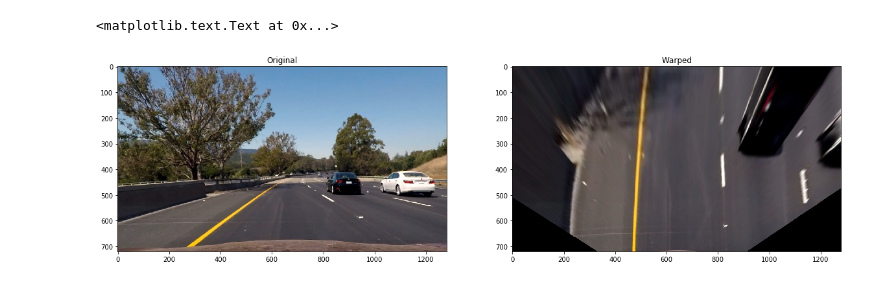
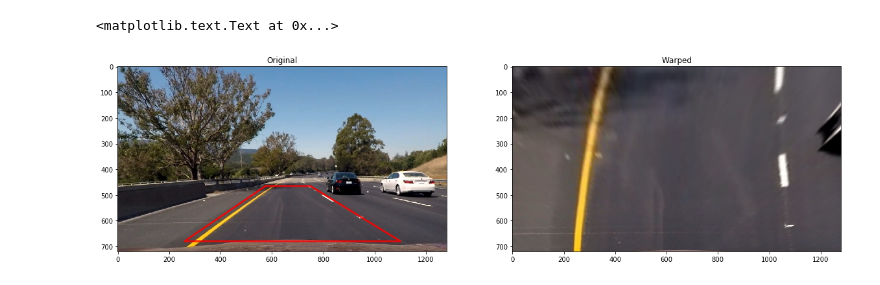
Before and after one commit to kmlee17/CarND-Advanced-Lane-Lines, a Jupyter notebook: 03_perspective_transform.ipynb, the cells around one changed output. Saved outputs shown, nothing was run; the diff lists cells and outputs as text; code cells hidden in the pictures.

```diff
--- a/03_perspective_transform.ipynb
+++ b/03_perspective_transform.ipynb
@@ -17,9 +17,10 @@ mtx = cam_cal['mtx']
 def warper(undist, src, dst):
     y, x = undist.shape[:2]
     M = cv2.getPerspectiveTransform(src, dst)
+    Minv = cv2.getPerspectiveTransform(dst, src)
     # Warp the image using OpenCV warpPerspective()
     warped = cv2.warpPerspective(undist, M, (x, y), flags=cv2.INTER_LINEAR)
-    return warped, M
+    return warped, M, Minv
 # %%
 image_paths = glob.glob('test_images/test*.jpg')
 images = []
@@ -39,16 +53,50 @@ dst = np.float32([(450,0),
+# %%
+xSize, ySize, _ = images[0].shape
+copy = undist.copy()
+
+bottomY = 720
+topY = 455
+
+
+left1 = (190, bottomY)
+left2 = (585, topY)
+left2_x, left2_y = left2
+
+right1 = (705, topY)
+right1_x, right1_y = right1
+
+right2 = (1130, bottomY)
+right2_x, right2_y = right2
+gray = cv2.cvtColor(undist, cv2.COLOR_BGR2GRAY)
+src = np.float32([
+    [left2_x, left2_y],
+    [right1_x, right1_y],
+    [right2_x, right2_y],
+    [left1_x, left1_y]
+])
+nX = gray.shape[1]
+nY = gray.shape[0]
+img_size = (nX, nY)
+offset = 200
+dst = np.float32([
+    [offset, 0],
+    [img_size[0]-offset, 0],
+    [img_size[0]-offset, img_size[1]],
+    [offset, img_size[1]]
+])
 # %%
 undist = cv2.undistort(cv2.cvtColor(images[5], cv2.COLOR_BGR2RGB), mtx, dist, None, mtx)
-warped, M = warper(undist, src, dst)
+warped, M, Minv = warper(undist, src, dst)
 # %%
 x_pts = [src[0][0],src[2][0],src[3][0],src[1][0],src[0][0]]
 y_pts = [src[0][1],src[2][1],src[3][1],src[1][1],src[0][1]]
 
 f, ax = plt.subplots(1, 2, figsize=(20,10))
 ax[0].imshow(undist)
 ax[0].set_title('Original')
-ax1.plot(x_pts, y_pts, color='red', alpha=0.8, linewidth=3, solid_capstyle='round')
+ax[0].plot(x_pts, y_pts, color='red', alpha=0.8, linewidth=3, solid_capstyle='round')
 ax[1].imshow(warped)
 ax[1].set_title('Warped')
 # %% [output]
 <matplotlib.text.Text at 0x...>
-[figure, old version]
+[figure, new version]
```
Also changed, not shown: parts of 4 cells of this notebook, 6 other files.
